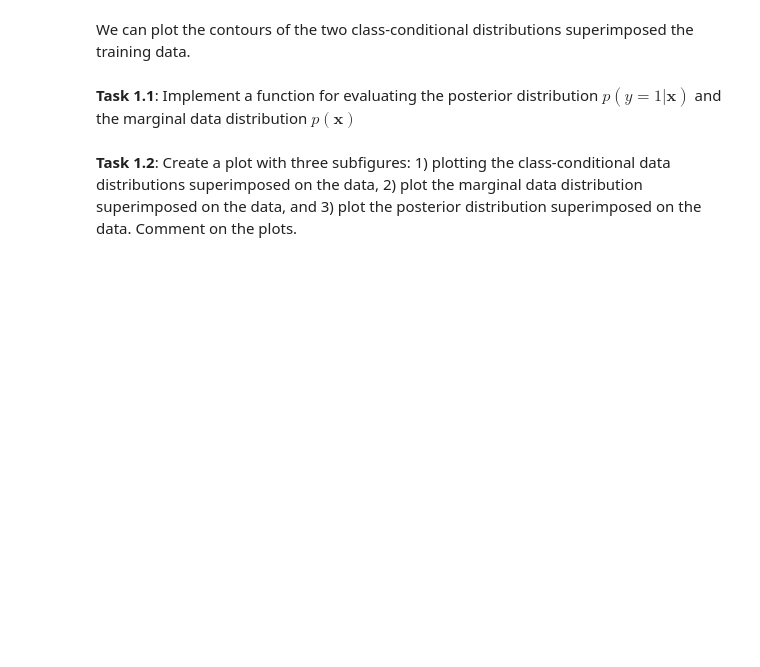
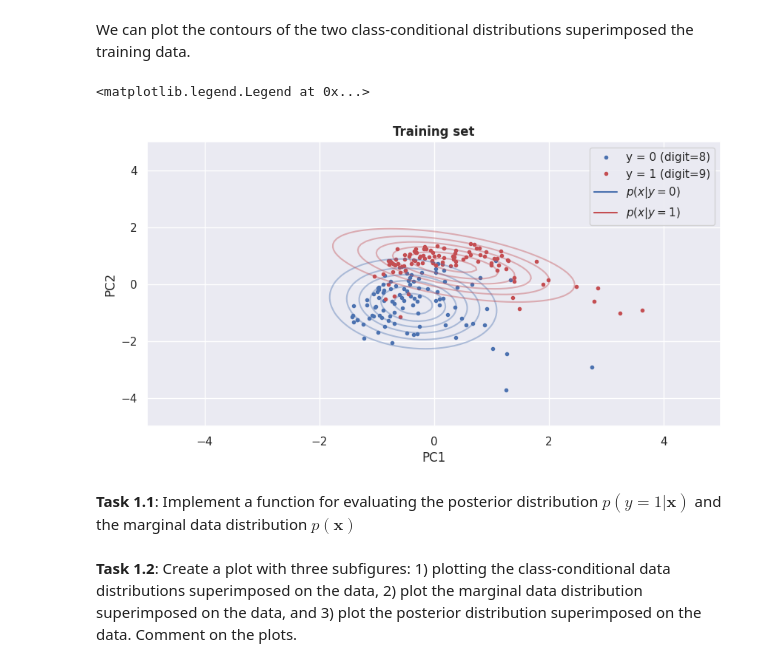
Before and after one commit to Neismo/Notes, a Jupyter notebook: BayesianML_CODE/ex4_handout.ipynb, the cells around one changed output. Cells and saved outputs as stored; diff of their text form; code cells hidden in the pictures; blank space fills up the shorter version.

```diff
--- a/BayesianML_CODE/ex4_handout.ipynb
+++ b/BayesianML_CODE/ex4_handout.ipynb
@@ -180,31 +205,34 @@ def eval_density_grid(density_fun, dim1_array, dim2_array):
 # %%
 def plot_distribution(ax, dim1_array, dim2_array, density_fun, color=None, alpha=1, label=None, title=None, num_points = 100):
 
     # evaluate density for every point in the grid and reshape back
     Z = eval_density_grid(density_fun, dim1_array, dim2_array)
 
     # plot contour
-    cs = ax.contour(dim1_array, dim2_array, jnp.exp(Z).T, colors=color, alpha=alpha)
+    ax.contour(dim1_array, dim2_array, jnp.exp(Z).T, colors=color, alpha=alpha)
 
     # hack to add label
     if label:
         ax.plot([-1000, -1000], [-1000, -1000], color=color, label=label)
         ax.set(xlim=[dim1_array[0], dim1_array[-1]], ylim=[dim2_array[0], dim2_array[-1]])
 
 
 # specify grids for plotting (I usually different different number of points in each dimension to make debugging easier)
 dim1_array = jnp.linspace(-5, 5, 100)
 dim2_array = jnp.linspace(-5, 5, 101)
 
 # define function evaluating  class-conditionals
 log_p_x_given_y0 = lambda x: mvn.logpdf(x, m0, S0)
 log_p_x_given_y1 = lambda x: mvn.logpdf(x, m1, S1)
 
 # plot
 fig, ax = plt.subplots(1, 1, figsize=(10, 5))
 plot_data(ax, Xtrain, ytrain, title='Training set')
 plot_distribution(ax, dim1_array, dim2_array, log_p_x_given_y0, color='b', alpha=0.4, label='$p(x|y=0)$')
 plot_distribution(ax, dim1_array, dim2_array, log_p_x_given_y1, color='r', alpha=0.4, label='$p(x|y=1)$')
-ax.legend();
+ax.legend()
+# %% [output]
+<matplotlib.legend.Legend at 0x...>
+[figure, added]
 # %% [markdown]
 **Task 1.1**: Implement a function for evaluating the posterior distribution $p(y=1|\textbf{x})$ and the marginal data distribution $p(\textbf{x})$
```
Also changed, not shown: parts of 19 cells of this notebook, 14 other files.
